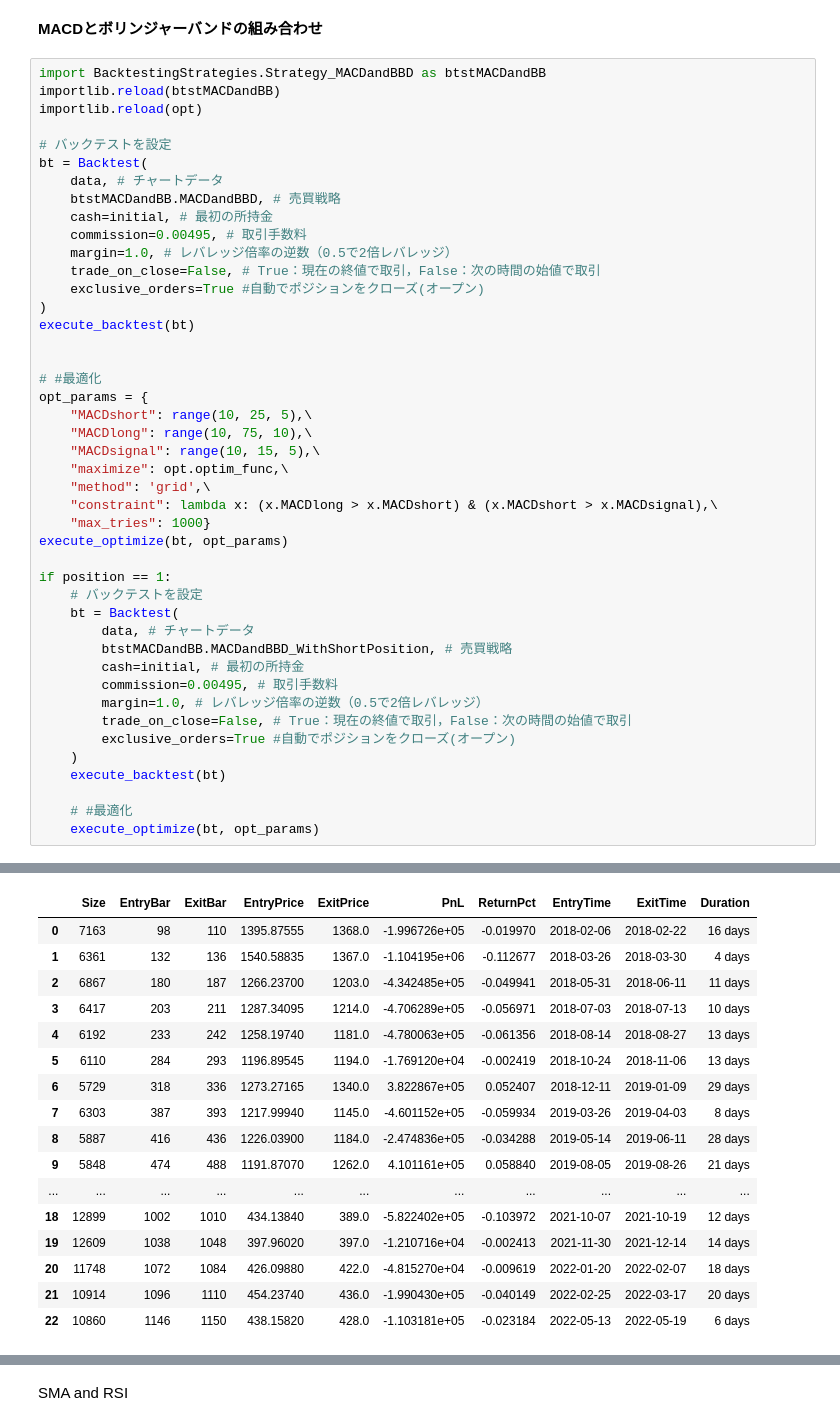
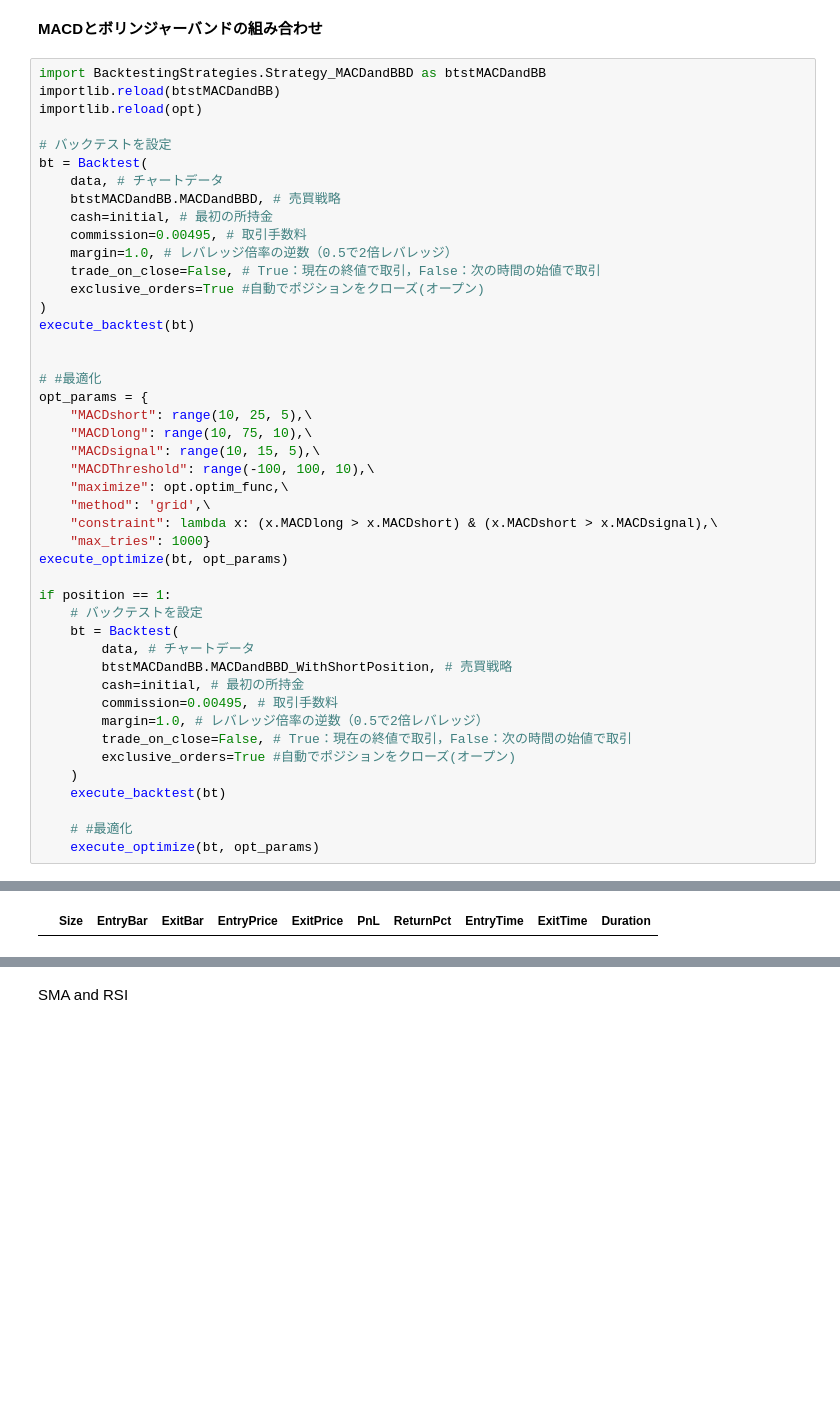
Before and after one commit to simari1/SystemTrade, a Jupyter notebook: Backtesting.py/1_DoBacktesting_Combination.ipynb, the cells around one changed output, grey strips where cells are left out. Drawn from its saved outputs; the diff is of its cells as text; blank space fills up the shorter version.

```diff
--- a/Backtesting.py/1_DoBacktesting_Combination.ipynb
+++ b/Backtesting.py/1_DoBacktesting_Combination.ipynb
@@ -532,6 +533,7 @@ opt_params = {
     "MACDshort": range(10, 25, 5),\
     "MACDlong": range(10, 75, 10),\
     "MACDsignal": range(10, 15, 5),\
+    "MACDThreshold": range(-100, 100, 10),\
     "maximize": opt.optim_func,\
     "method": 'grid',\
     "constraint": lambda x: (x.MACDlong > x.MACDshort) & (x.MACDshort > x.MACDsignal),\
@@ -573,18 +575,2 @@ _trades                        Size  Entry...
 dtype: object
 |  | Size | EntryBar | ExitBar | EntryPrice | ExitPrice | PnL | ReturnPct | EntryTime | ExitTime | Duration |
-| 0 | 7163 | 98 | 110 | 1395.87555 | 1368.0 | -1.996726e+05 | -0.019970 | 2018-02-06 | 2018-02-22 | 16 days |
-| 1 | 6361 | 132 | 136 | 1540.58835 | 1367.0 | -1.104195e+06 | -0.112677 | 2018-03-26 | 2018-03-30 | 4 days |
-| 2 | 6867 | 180 | 187 | 1266.23700 | 1203.0 | -4.342485e+05 | -0.049941 | 2018-05-31 | 2018-06-11 | 11 days |
-| 3 | 6417 | 203 | 211 | 1287.34095 | 1214.0 | -4.706289e+05 | -0.056971 | 2018-07-03 | 2018-07-13 | 10 days |
-| 4 | 6192 | 233 | 242 | 1258.19740 | 1181.0 | -4.780063e+05 | -0.061356 | 2018-08-14 | 2018-08-27 | 13 days |
-| 5 | 6110 | 284 | 293 | 1196.89545 | 1194.0 | -1.769120e+04 | -0.002419 | 2018-10-24 | 2018-11-06 | 13 days |
-| 6 | 5729 | 318 | 336 | 1273.27165 | 1340.0 | 3.822867e+05 | 0.052407 | 2018-12-11 | 2019-01-09 | 29 days |
-| 7 | 6303 | 387 | 393 | 1217.99940 | 1145.0 | -4.601152e+05 | -0.059934 | 2019-03-26 | 2019-04-03 | 8 days |
-| 8 | 5887 | 416 | 436 | 1226.03900 | 1184.0 | -2.474836e+05 | -0.034288 | 2019-05-14 | 2019-06-11 | 28 days |
-| 9 | 5848 | 474 | 488 | 1191.87070 | 1262.0 | 4.101161e+05 | 0.058840 | 2019-08-05 | 2019-08-26 | 21 days |
-| ... | ... | ... | ... | ... | ... | ... | ... | ... | ... | ... |
-| 18 | 12899 | 1002 | 1010 | 434.13840 | 389.0 | -5.822402e+05 | -0.103972 | 2021-10-07 | 2021-10-19 | 12 days |
-| 19 | 12609 | 1038 | 1048 | 397.96020 | 397.0 | -1.210716e+04 | -0.002413 | 2021-11-30 | 2021-12-14 | 14 days |
-| 20 | 11748 | 1072 | 1084 | 426.09880 | 422.0 | -4.815270e+04 | -0.009619 | 2022-01-20 | 2022-02-07 | 18 days |
-| 21 | 10914 | 1096 | 1110 | 454.23740 | 436.0 | -1.990430e+05 | -0.040149 | 2022-02-25 | 2022-03-17 | 20 days |
-| 22 | 10860 | 1146 | 1150 | 438.15820 | 428.0 | -1.103181e+05 | -0.023184 | 2022-05-13 | 2022-05-19 | 6 days |
```
Also changed, not shown: parts of 3 cells of this notebook, 5 other files.
